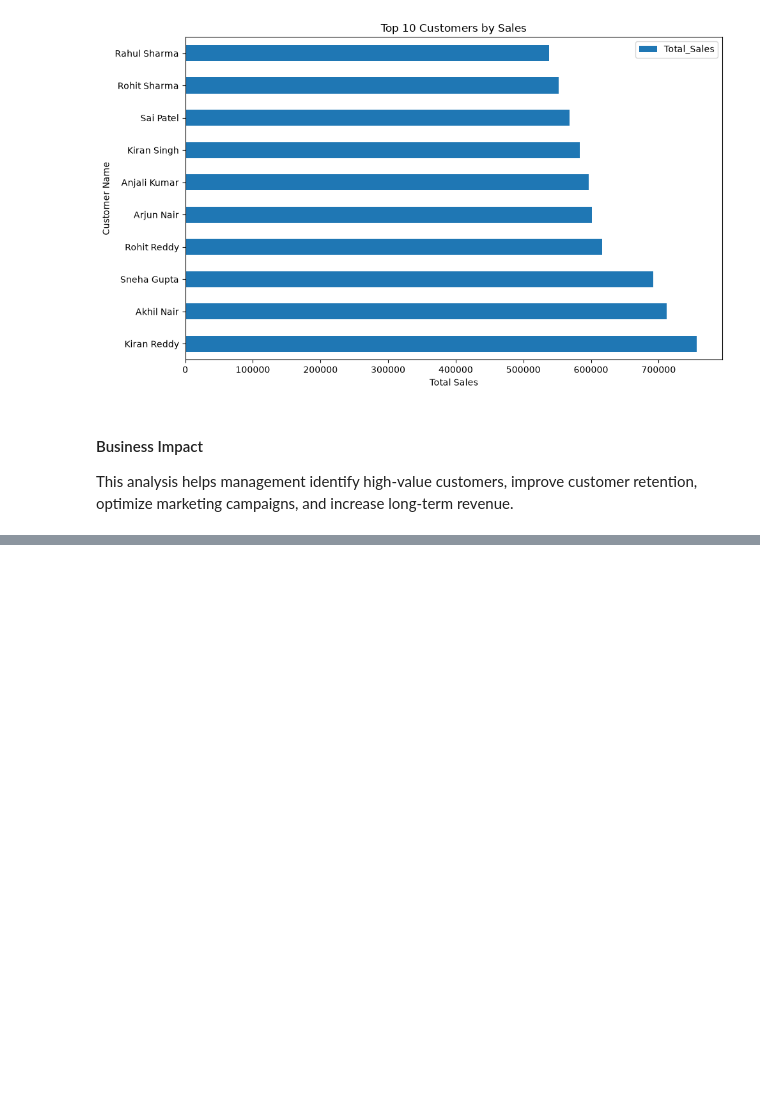
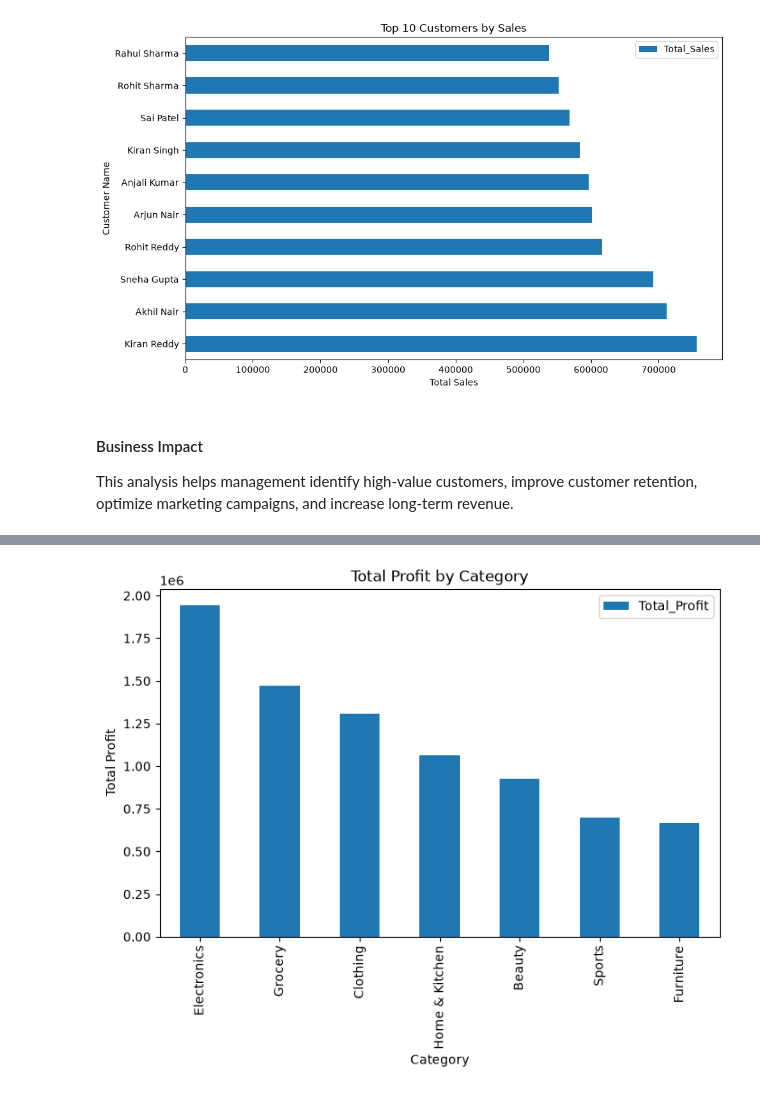
Before and after one commit to vindhya-akula/Retail-Sales-Intelligence-Dashboard, a Jupyter notebook: Retail_Sales_Analysis.ipynb, the cells around one changed output, grey strips where cells are left out. Cells and saved outputs as stored; diff of their text form; code cells hidden in the pictures; blank space fills up the shorter version.

```diff
--- a/Retail_Sales_Analysis.ipynb
+++ b/Retail_Sales_Analysis.ipynb
@@ -890,0 +885,11 @@ This analysis helps management identify high-value customers, improve customer r
+# %%
+category_profit = (
+    master_df
+    .groupby("Category")
+    .agg(
+        Total_Profit = ("Profit", "sum")
+    )
+    .sort_values("Total_Profit", ascending=False)
+)
+
+category_profit
@@ -890,0 +906,13 @@ This analysis helps management identify high-value customers, improve customer r
+# %%
+category_profit.plot(
+    kind="bar",
+    y="Total_Profit",
+    figsize=(8,5),
+    title="Total Profit by Category"
+)
+
+plt.xlabel("Category")
+plt.ylabel("Total Profit")
+plt.show()
+# %% [output]
+[figure, added]
```
Also changed, not shown: parts of 60 cells of this notebook, 3 other files.
